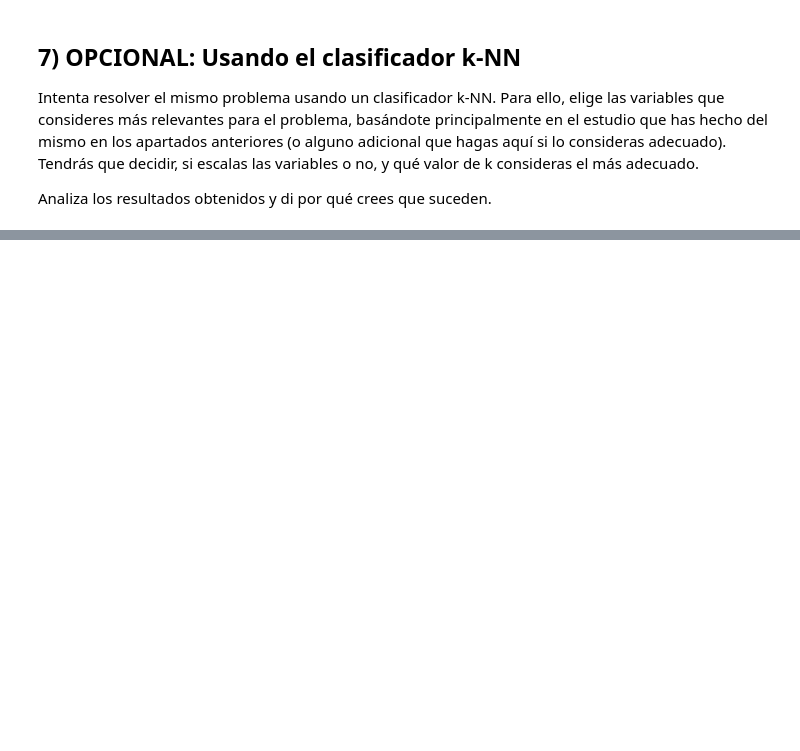
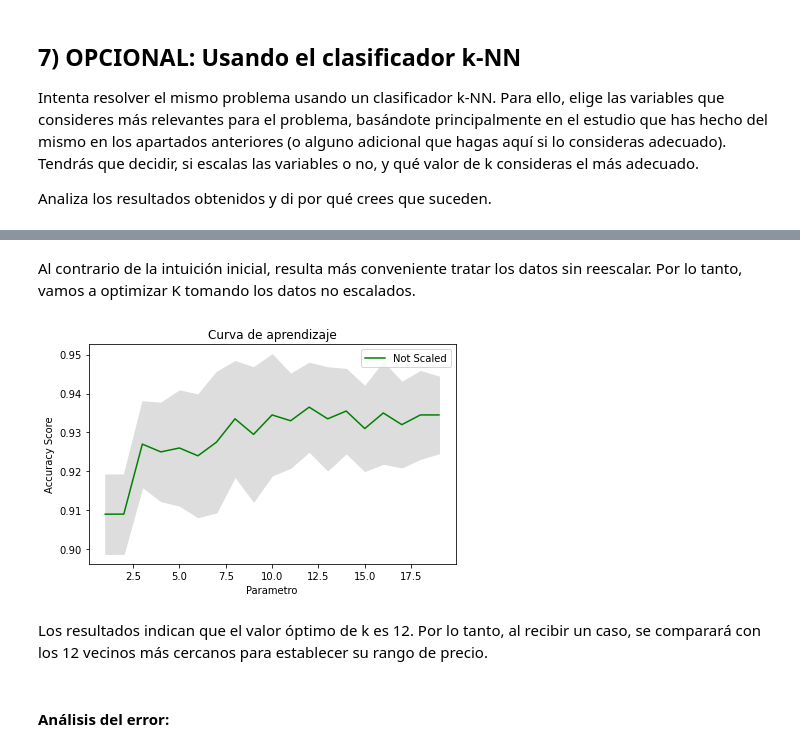
Before and after one commit to mario-sanz/IA2-Practicas, a Jupyter notebook: Lab1/P2_clasificacion.ipynb, the cells around one changed output, grey strips where cells are left out. Saved outputs shown, nothing was run; the diff lists cells and outputs as text; code cells hidden in the pictures; blank space fills up the shorter version.

```diff
--- a/Lab1/P2_clasificacion.ipynb
+++ b/Lab1/P2_clasificacion.ipynb
@@ -515,3 +527,6 @@ plt.show()
 Intenta resolver el mismo problema usando un clasificador k-NN. Para ello, elige las variables que consideres más relevantes para el problema, basándote principalmente en el estudio que has hecho del mismo en los apartados anteriores (o alguno adicional que hagas aquí si lo consideras adecuado). Tendrás que decidir, si escalas las variables o no, y qué valor de k consideras el más adecuado.
 
 Analiza los resultados obtenidos y di por qué crees que suceden.
+# %%
+df_num = df.drop(columns=['price_range'])
+df_num.head()
@@ -517,0 +613,24 @@ Analiza los resultados obtenidos y di por qué crees que suceden.
+# %% [markdown]
+Al contrario de la intuición inicial, resulta más conveniente tratar los datos sin reescalar. Por lo tanto, vamos a optimizar K tomando los datos no escalados.
+# %%
+# Dibujamos la línea con la accuracy (exactitud) en el test
+plt.plot(k_values, accuracy_mean, color="g", label="Not Scaled")
+
+# Dibujamos la banda de la desviación típica
+lower_limit = np.array(accuracy_mean) - np.array(accuracy_std)
+upper_limit = np.array(accuracy_mean) + np.array(accuracy_std)
+plt.fill_between(k_values, lower_limit, upper_limit, color="#DDDDDD")
+
+# Creamos el gráfico
+plt.title("Curva de aprendizaje")
+plt.xlabel("Parametro"), plt.ylabel("Accuracy Score"), plt.legend(loc="best")
+plt.tight_layout()
+plt.tight_layout()
+plt.legend()
+plt.show()
+# %% [output]
+[figure, added]
+# %% [markdown]
+Los resultados indican que el valor óptimo de k es 12. Por lo tanto, al recibir un caso, se comparará con los 12 vecinos más cercanos para establecer su rango de precio.
+# %% [markdown]
+#### Análisis del error:
```
Also changed, not shown: parts of 12 cells of this notebook.
